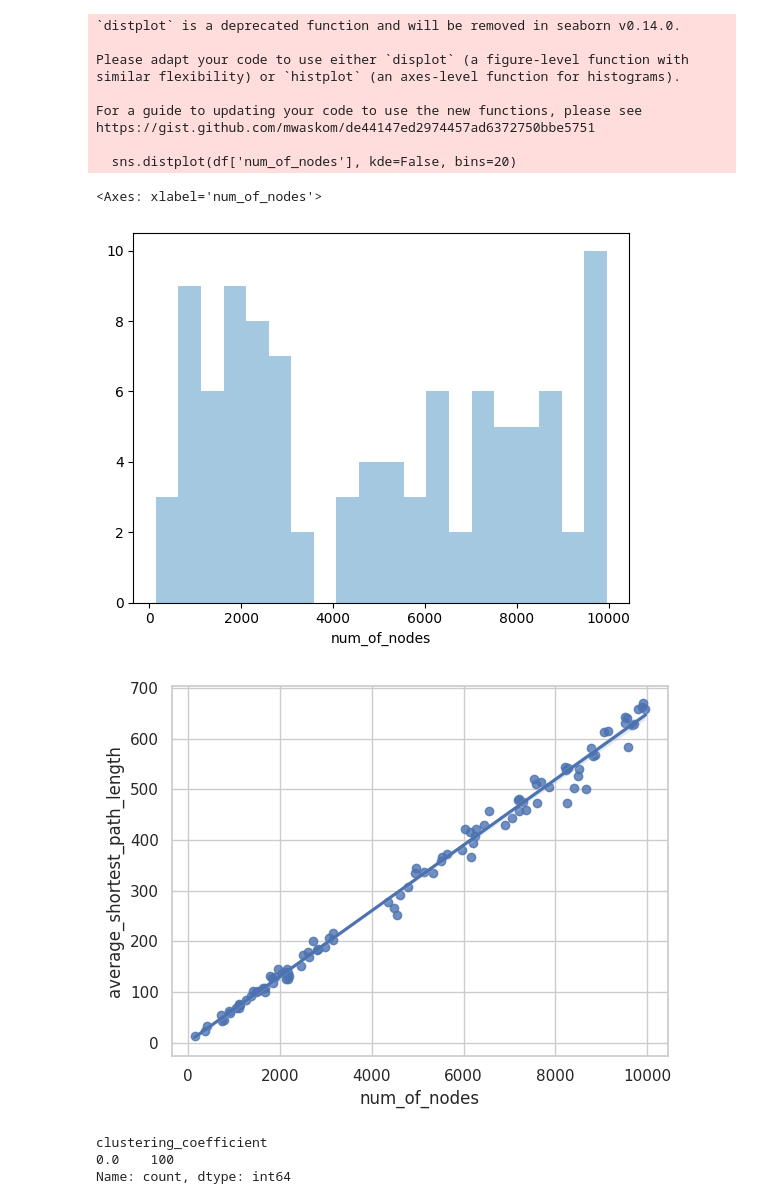
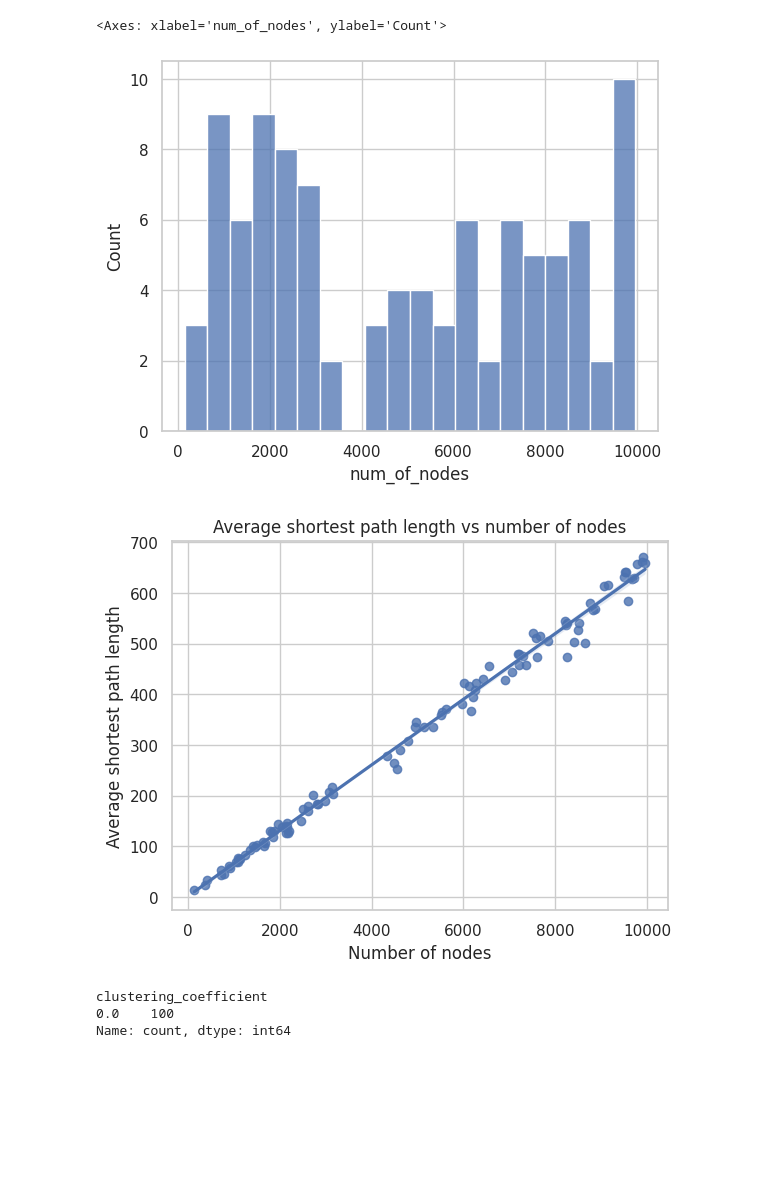
Before and after one commit to MahdeeMushfiqueKamal/Generating-Scale-Free-Caterpillar-and-Series-Parallel-Networks, a Jupyter notebook: generating_scale_free_caterpillar/data_analysis.ipynb, the cells around one changed output. Saved outputs shown, nothing was run; the diff lists cells and outputs as text; code cells hidden in the pictures; blank space fills up the shorter version.

```diff
--- a/generating_scale_free_caterpillar/data_analysis.ipynb
+++ b/generating_scale_free_caterpillar/data_analysis.ipynb
@@ -34,26 +34,20 @@ df.describe()
 | 75% | 7615.000000 | 501.147544 | 0.0 | -0.099845 | 0.001032 | ... |
 | max | 9960.000000 | 669.944345 | 0.0 | -0.074816 | 0.014184 | ... |
 # %%
-sns.distplot(df['num_of_nodes'], kde=False, bins=20)
+sns.histplot(df['num_of_nodes'], kde=False, bins=20)
 # %% [output]
-`distplot` is a deprecated function and will be removed in seaborn v0.14.0.
-
-Please adapt your code to use either `displot` (a figure-level function with
-similar flexibility) or `histplot` (an axes-level function for histograms).
-
-For a guide to updating your code to use the new functions, please see
-https://gist.github.com/mwaskom/de44147ed2974457ad6372750bbe5751
-
-  sns.distplot(df['num_of_nodes'], kde=False, bins=20)
+<Axes: xlabel='num_of_nodes', ylabel='Count'>
-<Axes: xlabel='num_of_nodes'>
-[figure, old version]
+[figure, new version]
 # %%
-sns.set(style="whitegrid")
+sns.set_theme(style="whitegrid")
 sns.regplot(x="num_of_nodes", y="average_shortest_path_length", data=df)
 # plt.yscale('log')
+plt.title('Average shortest path length vs number of nodes')
+plt.xlabel('Number of nodes')
+plt.ylabel('Average shortest path length')
 plt.show()
 # %% [output]
-[figure, old version]
+[figure, new version]
 # %%
 df.clustering_coefficient.value_counts()
 # %% [output]
```
Also changed, not shown: parts of 7 cells of this notebook, 2 other files.
